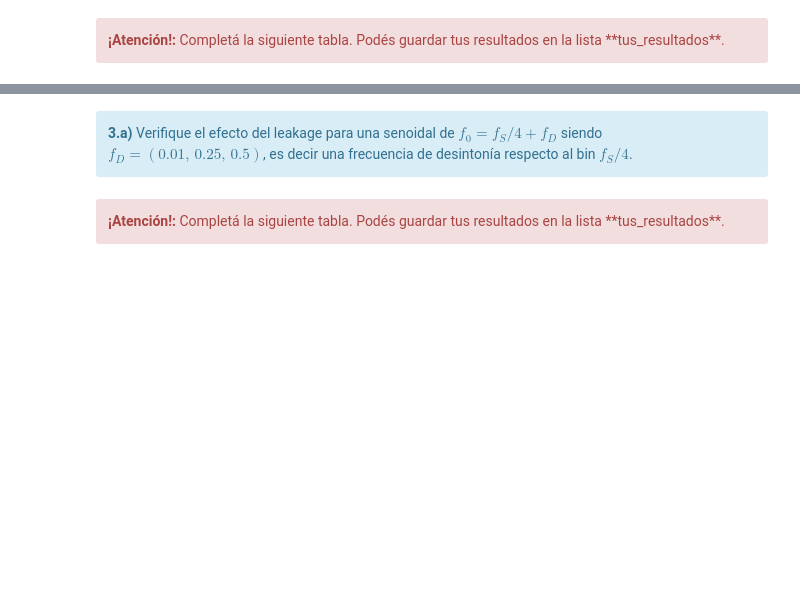
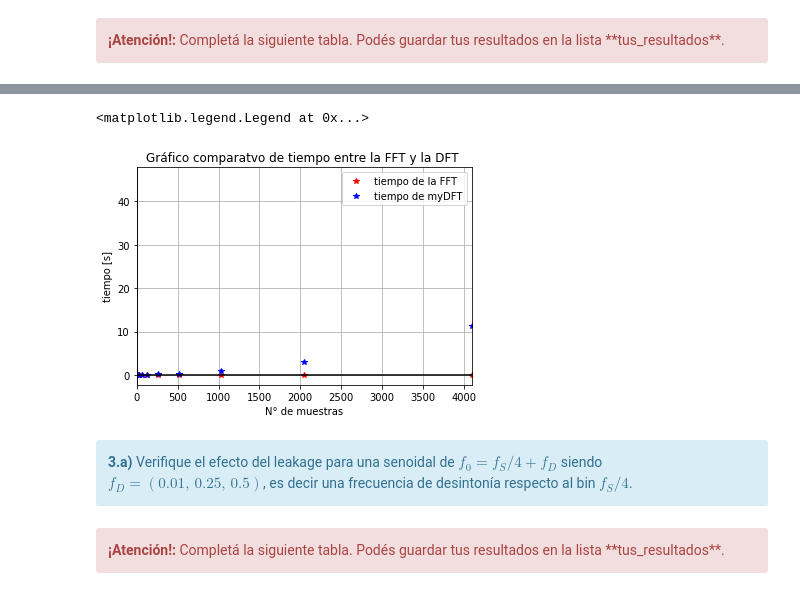
Before and after one commit to NicolasFerragamo/pdstestbench, a Jupyter notebook: TP1 - Muestreo de señales - Forurier.ipynb, the cells around one changed output, grey strips where cells are left out. Drawn from its saved outputs; the diff is of its cells as text; code cells hidden in the pictures; blank space fills up the shorter version.

```diff
--- a/TP1 - Muestreo de señales - Forurier.ipynb
+++ b/TP1 - Muestreo de señales - Forurier.ipynb
@@ -399,3 +358,74 @@ HTML(df.to_html())
+# %%
+from pandas import DataFrame
+from IPython.display import HTML
+
+import matplotlib.pyplot as plt
+import numpy as np
+from time import time
+
+from pdsmodulos.signals import signals as sg
+from pdsmodulos.signals import FFT
+
+fs = 1000 # Hz
+a0 = 1 # Volts
+p0 = 0 # radianes
+f0 = 100 # Hz
+w  = 2 * np.pi * f0
+
+
+N = np.array([16, 32, 64, 128, 256, 512, 1024, 2048, 4096, 8192])
+
+
+tiempofft=np.zeros(10)
+tiempodft=np.zeros(10)
+
+#%% Generacion de la señal senoidal
+
+ii = 0
+while ii < 10:
+     tt,signal = sg.seno (fs, f0, N[ii], a0, p0)
+     the_start = time()
+     np.fft.fft(signal)
+     the_end = time()
+     tiempofft[ii] = the_end - the_start
+     ii += 1
+
+#%% calculando el tiempo de mi DFT
+
+ii = 0
+while ii < 10:
+     tt,signal = sg.seno (fs, f0, N[ii], a0, p0)
+     the_start = time()
+     FFT.myDFT(signal)
+     the_end = time()
+     tiempodft[ii] = the_end - the_start
+     ii += 1
+
+
+index = ['16', '32', '64', '128', '256', '512', '1024', '2048',
+          '4096', '8192']
+
+data = {'N':index, 'FFT': tiempofft, 'myDFT':tiempodft}
+
+df = DataFrame(data)
+df.set_index('N', inplace = True)
+
+HTML(df.to_html())
+
+plt.figure("Gráfico comparatvo de tiempo entre la FFT y la DFT")
+plt.plot(N, tiempofft, '*r', label='tiempo de la FFT')
+plt.plot(N, tiempodft, '*b', label='tiempo de myDFT')
+plt.ylabel('tiempo [s]')
+plt.xlabel('N° de muestras')
+plt.axhline(0, color="black")
+plt.axvline(0, color="black")
+plt.xlim((0,4096))
+plt.grid()
+plt.title('Gráfico comparatvo de tiempo entre la FFT y la DFT ')
+plt.legend(loc = 'upper right')
+# %% [output]
+<matplotlib.legend.Legend at 0x...>
+[figure, added]
 # %% [markdown]
 <div class="alert alert-block alert-info">
 <b>3.a)</b> Verifique el efecto del leakage para una senoidal de $f_0 = f_S/4 + f_D$ siendo $f_D = (0.01,\, 0.25,\, 0.5)$, es decir una frecuencia de desintonía respecto al bin $f_S/4$.
```
Also changed, not shown: parts of 2 cells of this notebook, 2 other files.
